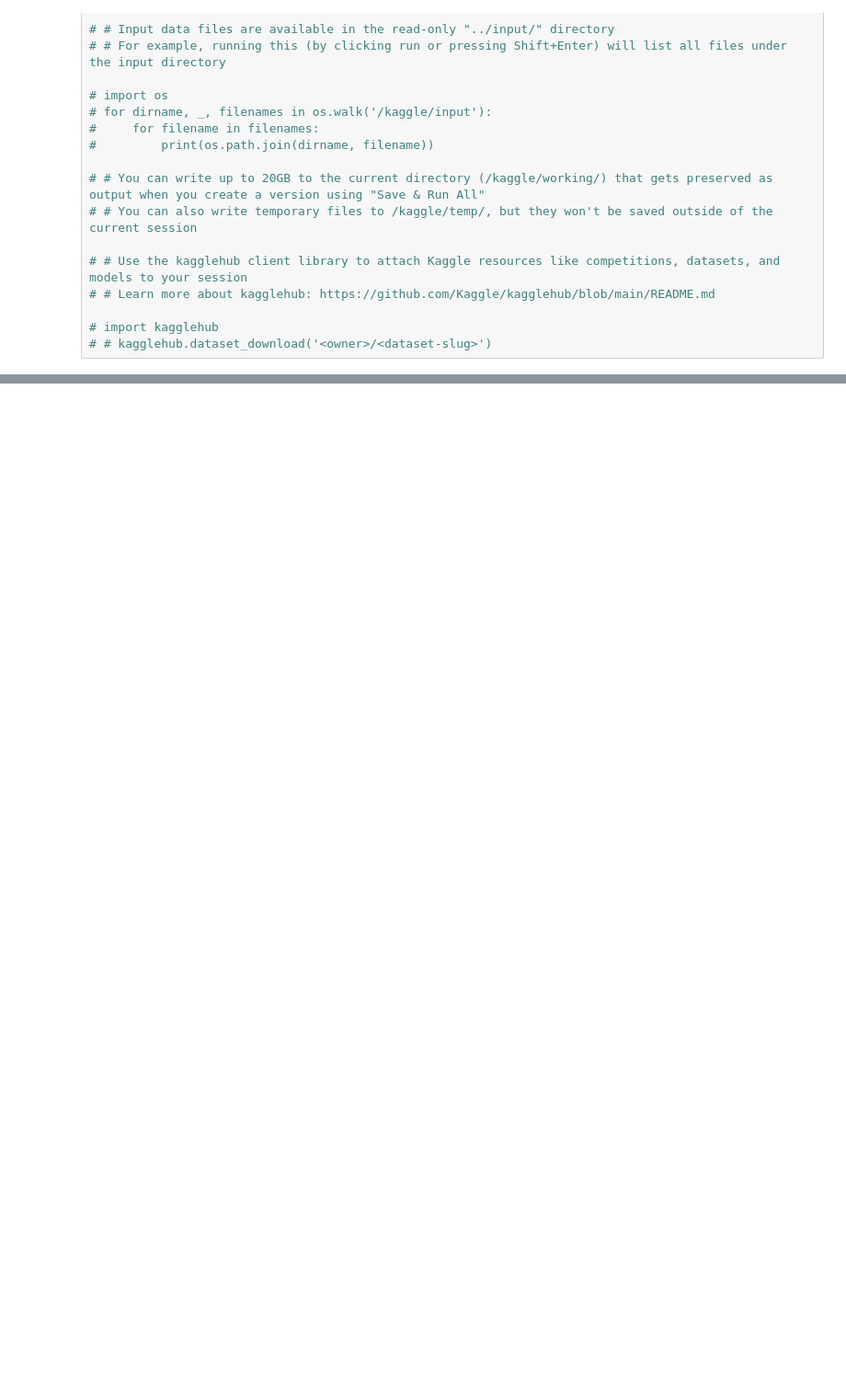
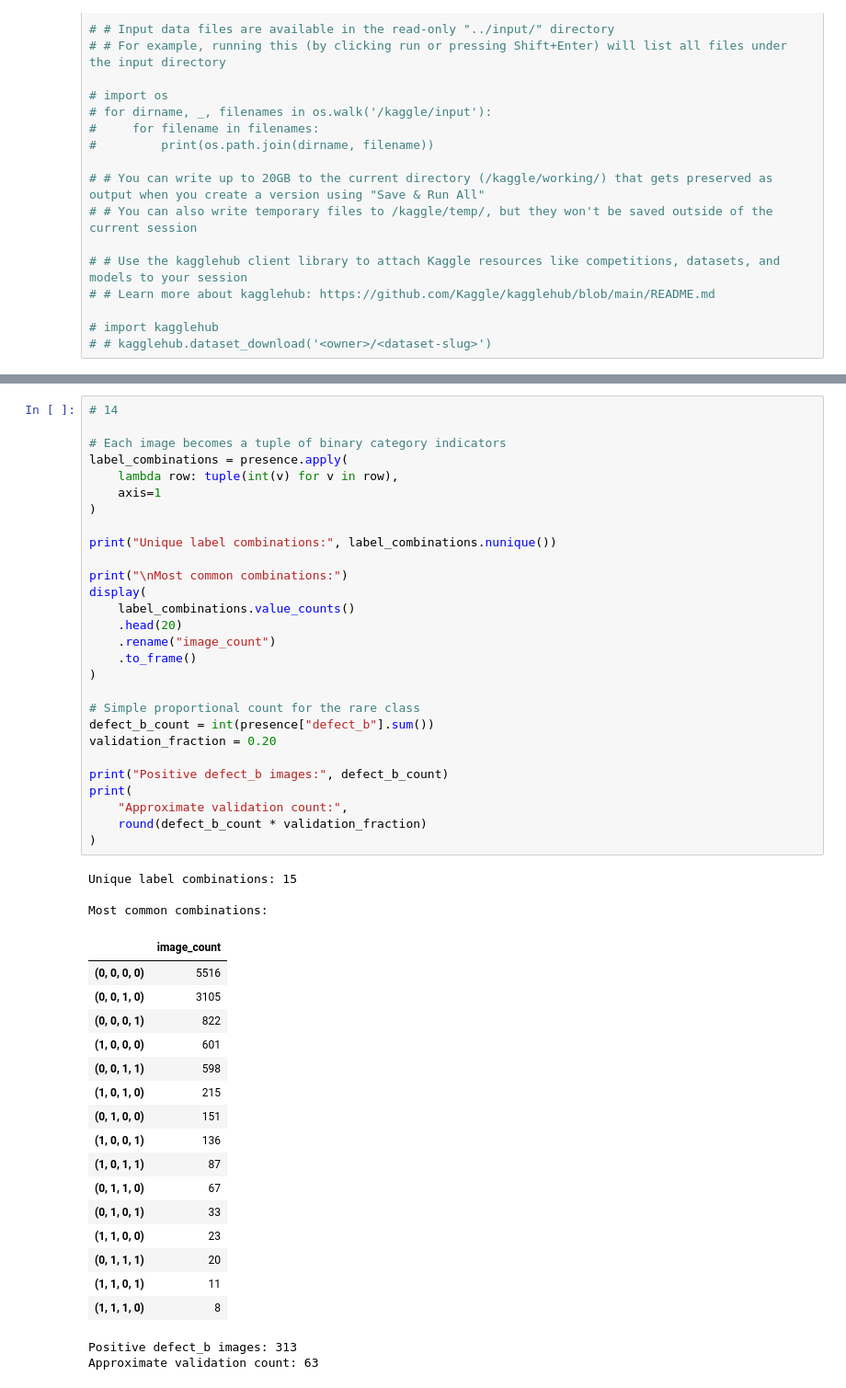
Before and after one commit to harshvardhanwattamwar/dl-genai-project-26-t3, a Jupyter notebook: notebooks/milestone-1.ipynb, the cells around one changed output, grey strips where cells are left out. Shown at 92% size. Cells and saved outputs as stored; diff of their text form; blank space fills up the shorter version.

```diff
--- a/notebooks/milestone-1.ipynb
+++ b/notebooks/milestone-1.ipynb
@@ -96,0 +658,50 @@ clean: 38371
+# %%
+# 14
+
+# Each image becomes a tuple of binary category indicators
+label_combinations = presence.apply(
+    lambda row: tuple(int(v) for v in row),
+    axis=1
+)
+
+print("Unique label combinations:", label_combinations.nunique())
+
+print("\nMost common combinations:")
+display(
+    label_combinations.value_counts()
+    .head(20)
+    .rename("image_count")
+    .to_frame()
+)
+
+# Simple proportional count for the rare class
+defect_b_count = int(presence["defect_b"].sum())
+validation_fraction = 0.20
+
+print("Positive defect_b images:", defect_b_count)
+print(
+    "Approximate validation count:",
+    round(defect_b_count * validation_fraction)
+)
+# %% [output]
+Unique label combinations: 15
+
+Most common combinations:
+|  | image_count |
+| (0, 0, 0, 0) | 5516 |
+| (0, 0, 1, 0) | 3105 |
+| (0, 0, 0, 1) | 822 |
+| (1, 0, 0, 0) | 601 |
+| (0, 0, 1, 1) | 598 |
+| (1, 0, 1, 0) | 215 |
+| (0, 1, 0, 0) | 151 |
+| (1, 0, 0, 1) | 136 |
+| (1, 0, 1, 1) | 87 |
+| (0, 1, 1, 0) | 67 |
+| (0, 1, 0, 1) | 33 |
+| (1, 1, 0, 0) | 23 |
+| (0, 1, 1, 1) | 20 |
+| (1, 1, 0, 1) | 11 |
+| (1, 1, 1, 0) | 8 |
+Positive defect_b images: 313
+Approximate validation count: 63
```
Also changed, not shown: parts of 33 cells of this notebook.
